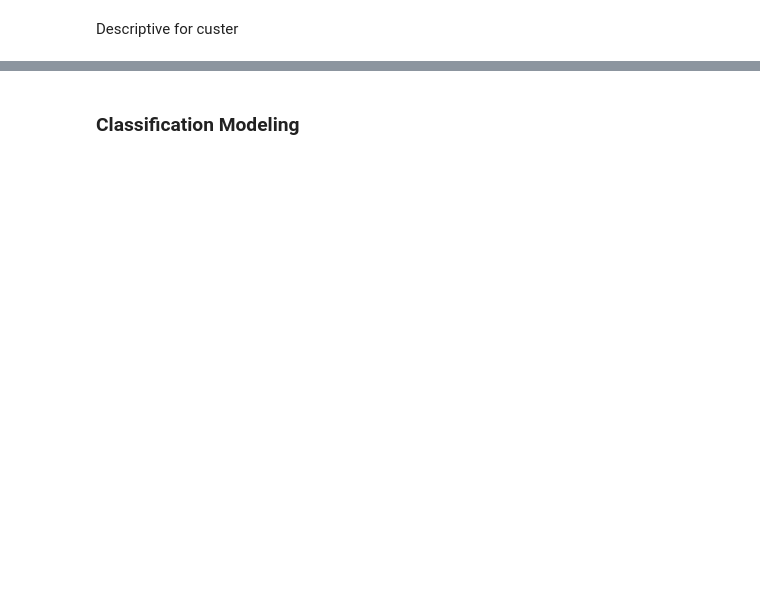
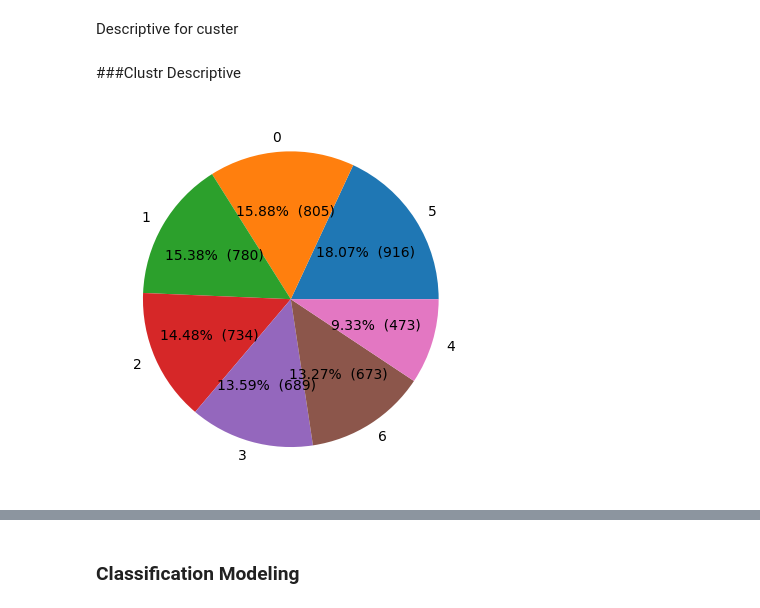
Before and after one commit to Modequick/Machine-Learning-Project, a Jupyter notebook: Skripsi_2_0.ipynb, the cells around one changed output, grey strips where cells are left out. Saved outputs shown, nothing was run; the diff lists cells and outputs as text; code cells hidden in the pictures; blank space fills up the shorter version.

```diff
--- a/Skripsi_2_0.ipynb
+++ b/Skripsi_2_0.ipynb
@@ -310,3 +323,26 @@ See the caveats in the documentation: https://pandas.pydata.org/pandas-docs/stab
 | 2 | 0.33333 | 0.16605 | 0.72406 | 0.59368 | Trang | ... |
 | 3 | 0.33333 | 0.26042 | 0.57126 | 0.31250 | Jawa Timur | ... |
 | 4 | 0.33333 | 0.11196 | 0.24473 | 0.31250 | Chonburi | ... |
+# %%
+# def inverse_min_max_scaler(scaled_df, original_df):
+#     inversed_df = pd.DataFrame()
+#     for i in scaled_df.columns:
+#         min = original_df[i].min()
+#         max = original_df[i].max()
+#         inversed_df[i] = (scaled_df[i] * max) + min
+#     return inversed_df
+
+
+
+# y_final_unscaled = inverse_min_max_scaler(y_final [y_quantitative],y_grouped[y_quantitative])
+# y_final_unscaled["next_accom_region"] = y_grouped["next_accom_region"]
+# y_final_unscaled["next_accom_type"] = y_grouped["next_accom_type"]
+
+# y_final_unscaled.head()
+
+y_final_unscaled = y_grouped[y_quantitative]
+y_final_unscaled["next_accom_region"] = y_grouped["next_accom_region"]
+y_final_unscaled["next_accom_type"] = y_grouped["next_accom_type"]
+
+
+y_final_unscaled.head()
@@ -361,6 +418,6 @@ ValueError: ignored
 # %%
-y_final["dependent"] = pd.DataFrame(clusters,columns = ["dependent"])
-y_final["next_accom_id"] = y_grouped["next_accom_id"]
+y_final_unscaled["dependent"] = pd.DataFrame(clusters,columns = ["dependent"])
+y_final_unscaled["next_accom_id"] = y_grouped["next_accom_id"]
 # %% [markdown]
 Descriptive for custer
 # %%
@@ -372 +427,20 @@ df = df.dropna(axis = 0,subset = ["dependent"] )
 df_copy = df
+# %% [markdown]
+###Clustr Descriptive
+# %%
+#Descriptive for Cluster
+def make_autopct(values):
+    def my_autopct(pct):
+        total = sum(values)
+        val = int(round(pct*total/100.0))
+        return '{p:.2f}%  ({v:d})'.format(p=pct,v=val)
+    return my_autopct
+
+test = y_final_unscaled["dependent"].value_counts()
+plt.pie(test, labels = test.index,
+        autopct=make_autopct(y_final_unscaled["dependent"].value_counts().values.tolist()))
+
+
+plt.show()
+# %% [output]
+[figure, added]
```
Also changed, not shown: parts of 25 cells of this notebook.
